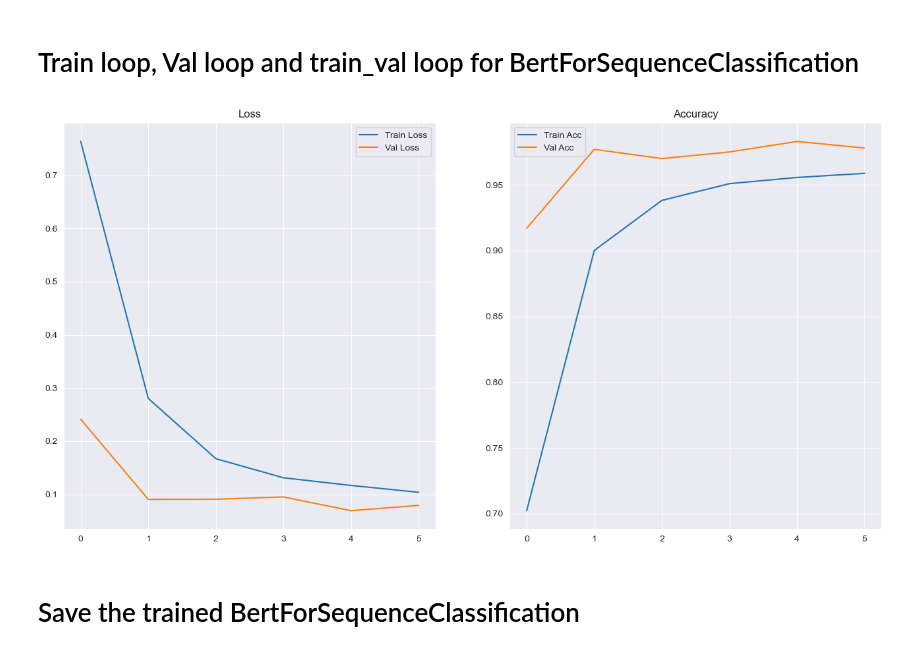
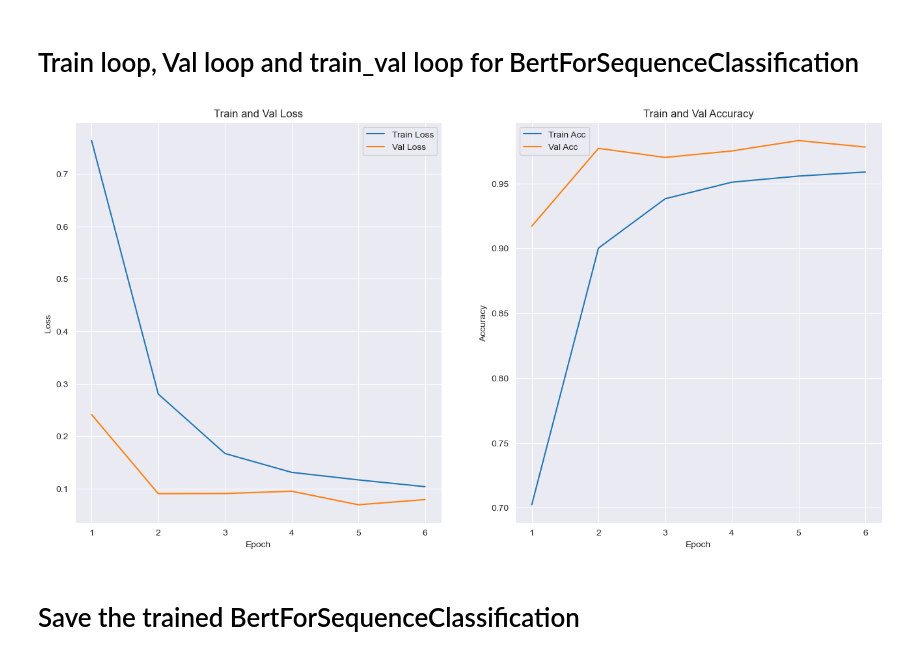
Before and after one commit to Lior-Baruch/Twitter_Sentiment_Analysis, a Jupyter notebook: Twitter_Sentiment_Analysis.ipynb, the cells around one changed output. Cells and saved outputs as stored; diff of their text form; code cells hidden in the pictures.

```diff
--- a/Twitter_Sentiment_Analysis.ipynb
+++ b/Twitter_Sentiment_Analysis.ipynb
@@ -386,19 +388,28 @@ train_and_val(train_loader, val_loader, model, optimizer, loss_function, epochs=
 # %%
-# plot the training and validation loss and accuracy
+import numpy as np
+# Plot the training and validation loss and accuracy
+epochs = np.arange(1, len(train_loss_history) + 1)
+
 plt.figure(figsize=(16, 8))
 plt.subplot(1, 2, 1)
-plt.plot(train_loss_history, label='Train Loss')
-plt.plot(val_loss_history, label='Val Loss')
-plt.title('Loss')
+plt.plot(epochs, train_loss_history, label='Train Loss')
+plt.plot(epochs, val_loss_history, label='Val Loss')
+plt.title('Train and Val Loss')
+plt.xlabel('Epoch')
+plt.ylabel('Loss')
 plt.legend()
+
 plt.subplot(1, 2, 2)
-plt.plot(train_acc_history, label='Train Acc')
-plt.plot(val_acc_history, label='Val Acc')
-plt.title('Accuracy')
+plt.plot(epochs, train_acc_history, label='Train Acc')
+plt.plot(epochs, val_acc_history, label='Val Acc')
+plt.title('Train and Val Accuracy')
+plt.xlabel('Epoch')
+plt.ylabel('Accuracy')
 plt.legend()
+
 plt.show()
 # %% [output]
-[figure, old version]
+[figure, new version]
 # %% [markdown]
 # Save the trained BertForSequenceClassification
 # %%
```
Also changed, not shown: parts of 6 cells of this notebook.
